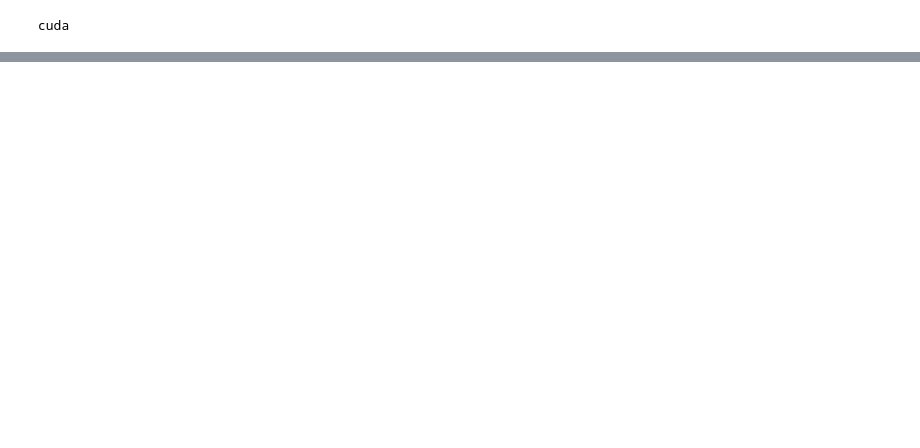
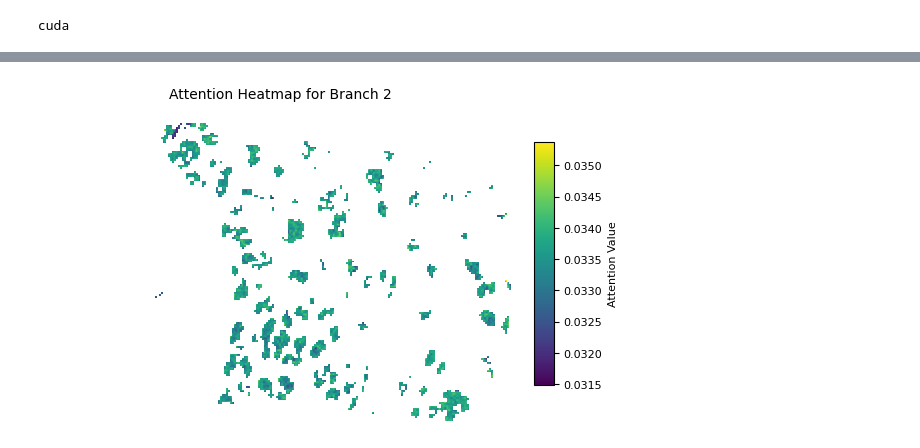
Before and after one commit to SiyuanChen726/BreastAgeNet, a Jupyter notebook: vis_attention_heatmep.ipynb, the cells around one changed output, grey strips where cells are left out. Saved outputs shown, nothing was run; the diff lists cells and outputs as text; code cells hidden in the pictures; blank space fills up the shorter version.

```diff
--- a/vis_attention_heatmep.ipynb
+++ b/vis_attention_heatmep.ipynb
@@ -81,0 +74,9 @@ show_WSI_attnMap(img, branch=2, vmin=None, vmax=None, save_path=None)
+# %%
+patch_fea = '19001626_FPE_3_bagFeature_UNI_reinhard.h5'
+patch_info = '19001626_FPE_3_patch_merge.csv'
+df = get_WSIheatmap_df(model, patch_fea, patch_info)
+# %%
+img = get_branch_attn(df, branch = 0)
+show_WSI_attnMap(img, branch=2, vmin=None, vmax=None, save_path=None)
+# %% [output]
+[figure, added]
```
Also changed, not shown: parts of 11 cells of this notebook.
